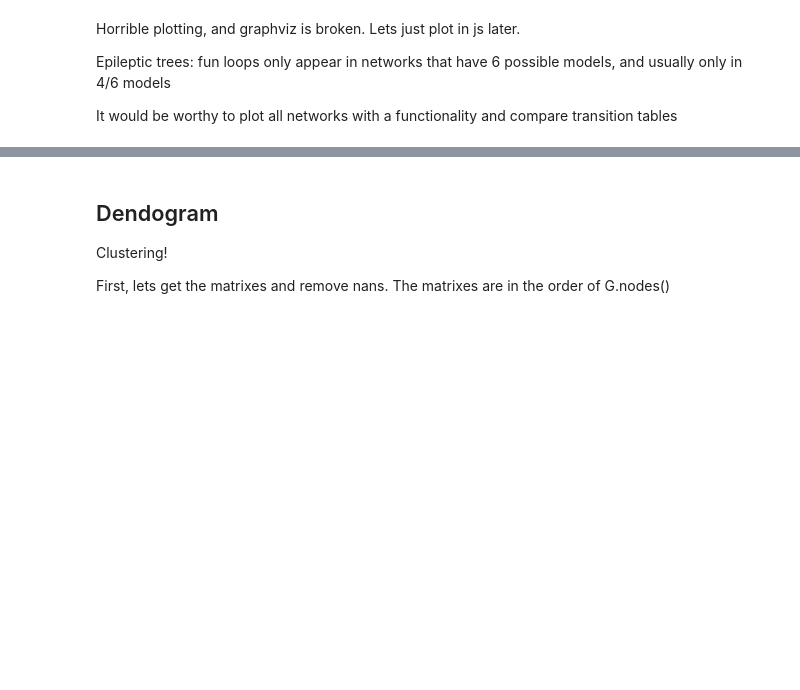
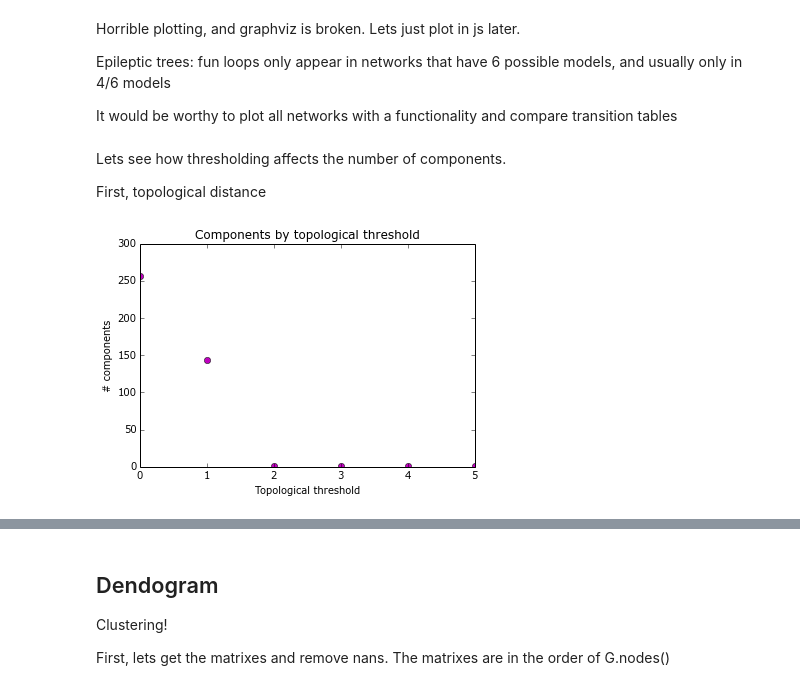
Before and after one commit to mar-esther23/CircuitsAnalyses, a Jupyter notebook: Net of nets.ipynb, the cells around one changed output, grey strips where cells are left out. Saved outputs shown, nothing was run; the diff lists cells and outputs as text; code cells hidden in the pictures; blank space fills up the shorter version.

Commit message:
thresholds and components

```diff
--- a/Net of nets.ipynb
+++ b/Net of nets.ipynb
@@ -223,3 +223,23 @@ Horrible plotting, and graphviz is broken. Lets just plot in js later.
 Epileptic trees: fun loops only appear in networks that have 6 possible models, and usually only in 4/6 models
 
 It would be worthy to plot all networks with a functionality and compare transition tables
+# %% [markdown]
+Lets see how thresholding affects the number of components.
+
+First, topological distance
+# %%
+for i in range(0, max(data[:,2])): #sort by topological distance
+    Gi = G.copy()
+    # remove edgens with d_top > 0
+    del_edges = [ (u,v,d) for u,v,d in G.edges(data=True) if d['w_top']>=i]
+    Gi.remove_edges_from(del_edges)
+    n = nx.number_connected_components(Gi)
+    plt.plot(i, n, 'mo')
+
+plt.xlabel('Topological threshold')
+plt.ylabel('# components')
+plt.title('Components by topolobgical threshold')
+
+plt.show()
+# %% [output]
+[figure, added]
```
Also changed, not shown: parts of 3 cells of this notebook.
